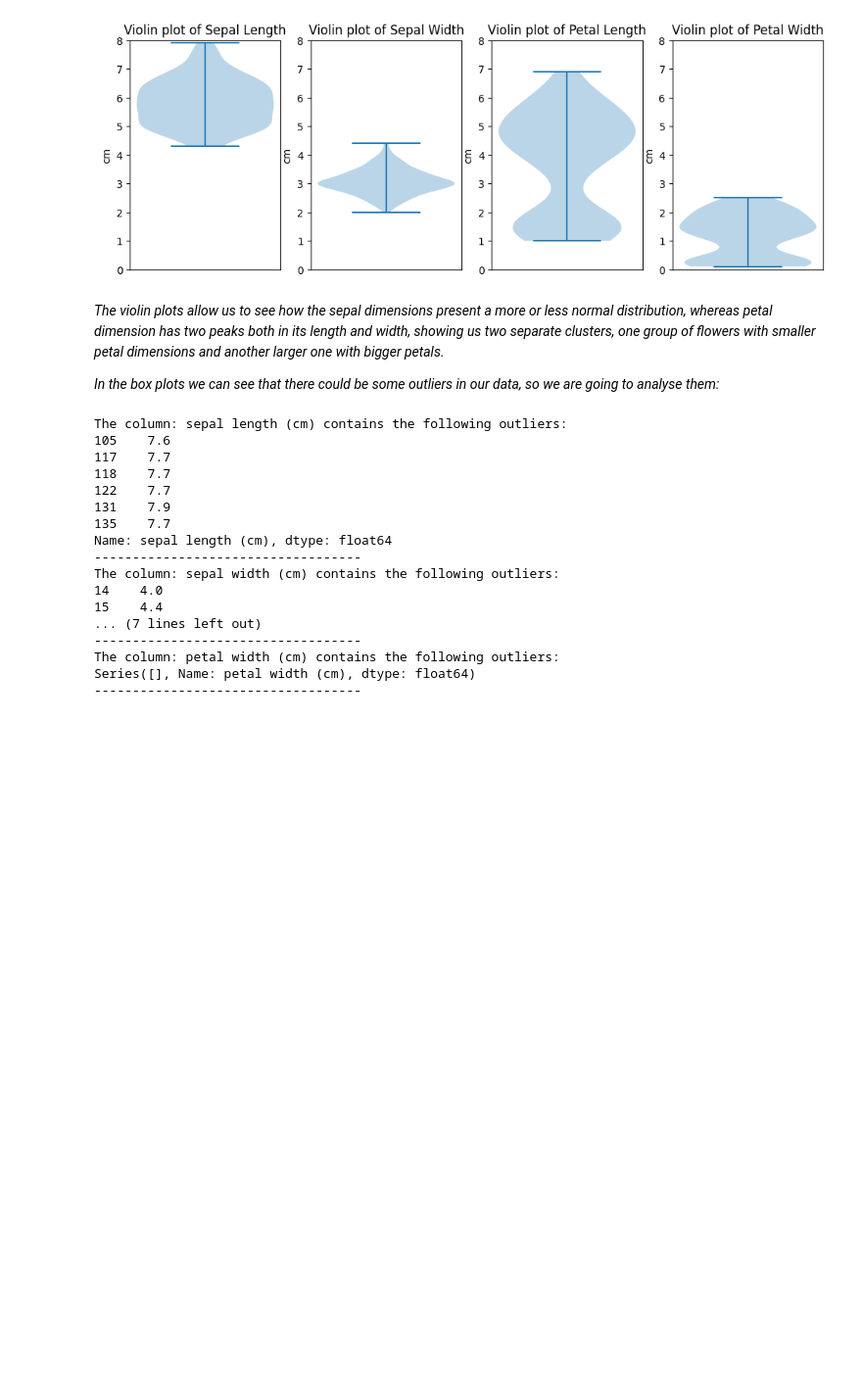
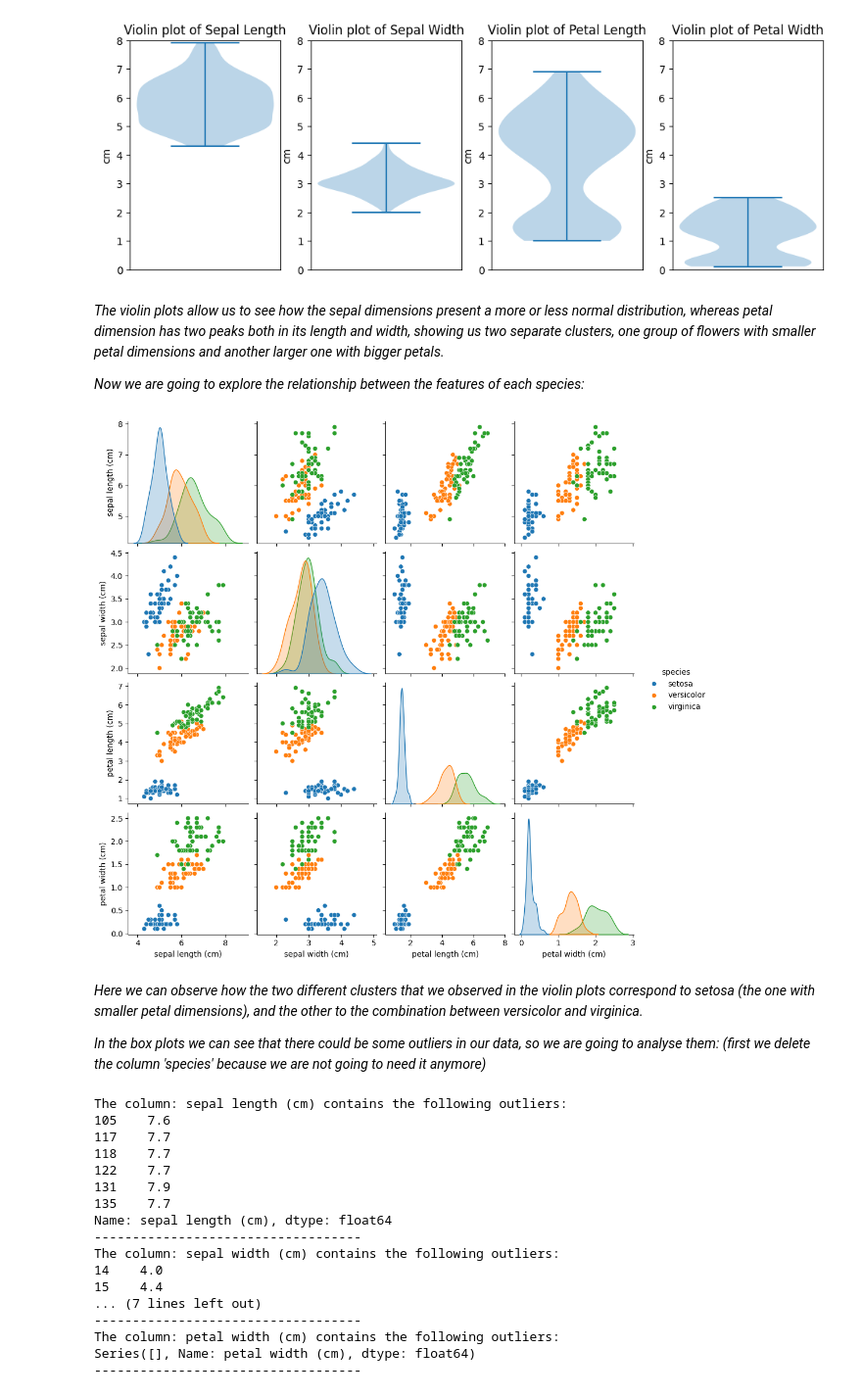
Before and after one commit to marionapuente/Mini_Project_MarionaPuente, a Jupyter notebook: Miniproject.ipynb, the cells around one changed output. Shown at 98% size. Drawn from its saved outputs; the diff is of its cells as text; code cells hidden in the pictures; blank space fills up the shorter version.

```diff
--- a/Miniproject.ipynb
+++ b/Miniproject.ipynb
@@ -135,5 +137,14 @@ plt.show()
 # %% [markdown]
 *The violin plots allow us to see how the sepal dimensions present a more or less normal distribution, whereas petal dimension has two peaks both in its length and width, showing us two separate clusters, one group of flowers with smaller petal dimensions and another larger one with bigger petals.*
 
-*In the box plots we can see that there could be some outliers in our data, so we are going to analyse them:*
+*Now we are going to explore the relationship between the features of each species:*
+# %%
+sns.pairplot(df, hue='species', diag_kind='kde')
+plt.show()
+# %% [output]
+[figure, added]
+# %% [markdown]
+*Here we can observe how the two different clusters that we observed in the violin plots correspond to setosa (the one with smaller petal dimensions), and the other to the combination between versicolor and virginica.*
+
+*In the box plots we can see that there could be some outliers in our data, so we are going to analyse them: (first we delete the column 'species' because we are not going to need it anymore)*
 # %%
```
Also changed, not shown: parts of 5 cells of this notebook.
